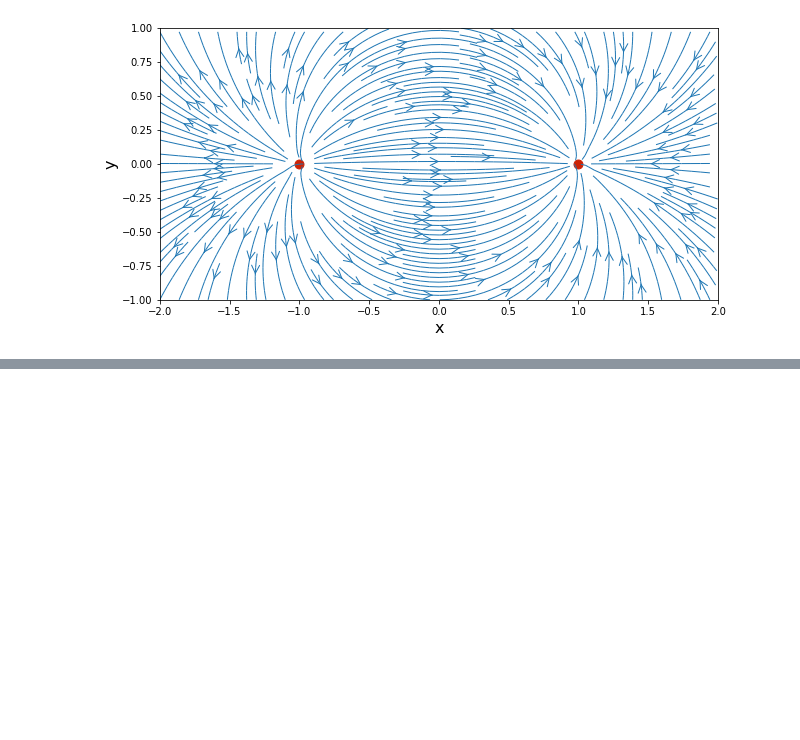
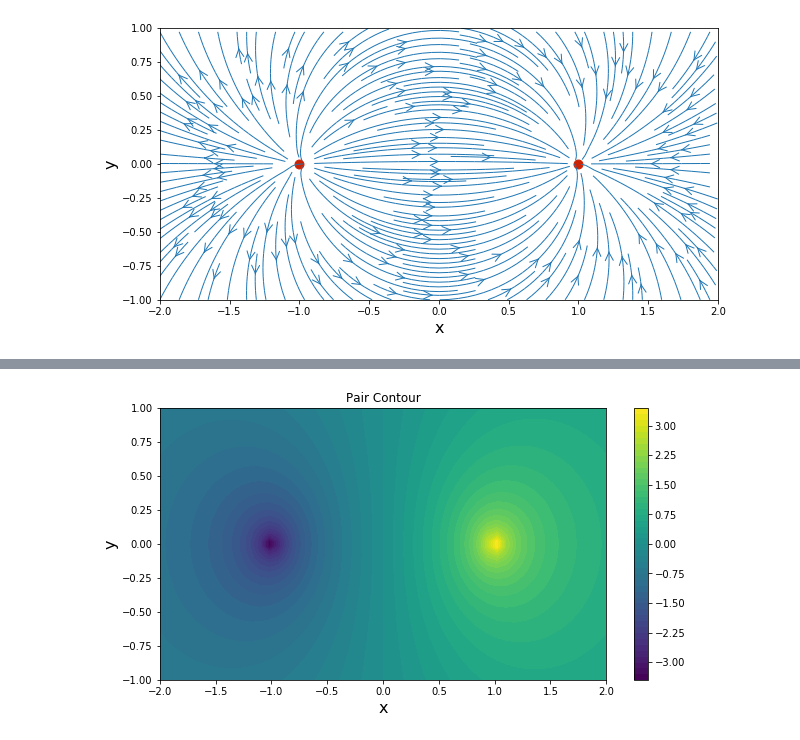
Before and after one commit to smmagic/MAE6226, a Jupyter notebook: Lesson 1 - Source and Sink.ipynb, the cells around one changed output, grey strips where cells are left out. Cells and saved outputs as stored; diff of their text form; code cells hidden in the pictures; blank space fills up the shorter version.

```diff
--- a/Lesson 1 - Source and Sink.ipynb
+++ b/Lesson 1 - Source and Sink.ipynb
@@ -125,0 +150,11 @@ pyplot.scatter(x_source, y_source, color = '#CD2305',
+# %%
+phi_pair = phi_source + phi_sink
+
+pyplot.figure(figsize=(width, height))
+pyplot.xlabel('x', fontsize = 16)
+pyplot.ylabel('y', fontsize = 16)
+pyplot.title('Pair Contour')
+pyplot.contourf(X, Y, phi_pair, 51);
+pyplot.colorbar();
+# %% [output]
+[figure, added]
```
Also changed, not shown: parts of 3 cells of this notebook.
